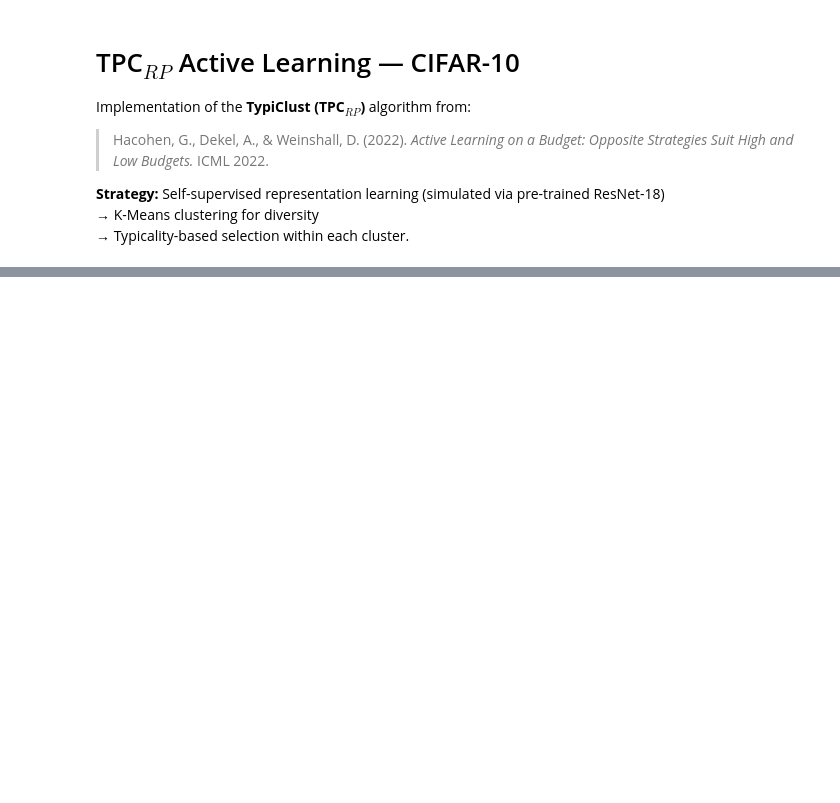
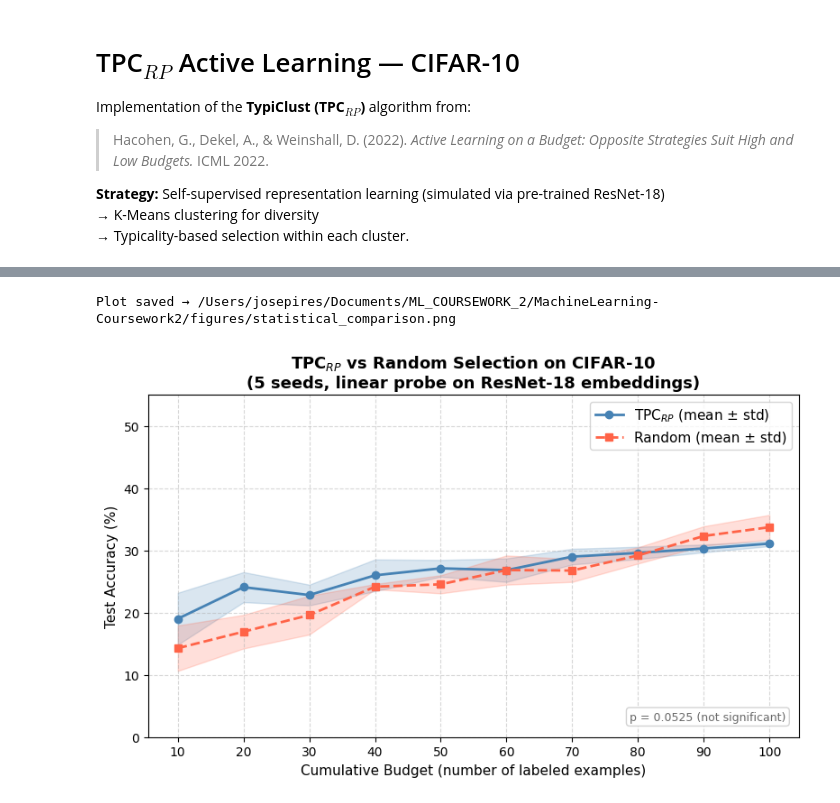
Before and after one commit to jpires0405/MachineLearning-Coursework2, a Jupyter notebook: notebooks/TPCRP_Active_Learning.ipynb, the cells around one changed output, grey strips where cells are left out. Cells and saved outputs as stored; diff of their text form; code cells hidden in the pictures; blank space fills up the shorter version.

Commit message:
feat: run multi-seed statistical analysis and generate comparison plot

```diff
--- a/notebooks/TPCRP_Active_Learning.ipynb
+++ b/notebooks/TPCRP_Active_Learning.ipynb
@@ -251,0 +400,47 @@ plt.show()
+# %%
+# ── Cell 8: Statistical Comparison Plot (mean ± std) ─────────────────────────
+
+fig, ax = plt.subplots(figsize=(8, 5))
+
+# TPC_RP curve
+ax.plot(BUDGETS_AXIS, tpcrp_mean, marker='o', linewidth=2, markersize=6,
+        color='steelblue', label=r'TPC$_{RP}$ (mean ± std)')
+ax.fill_between(BUDGETS_AXIS,
+                tpcrp_mean - tpcrp_std,
+                tpcrp_mean + tpcrp_std,
+                color='steelblue', alpha=0.2)
+
+# Random baseline curve
+ax.plot(BUDGETS_AXIS, random_mean, marker='s', linewidth=2, markersize=6,
+        color='tomato', linestyle='--', label='Random (mean ± std)')
+ax.fill_between(BUDGETS_AXIS,
+                random_mean - random_std,
+                random_mean + random_std,
+                color='tomato', alpha=0.2)
+
+# Formatting
+ax.set_title(r'TPC$_{RP}$ vs Random Selection on CIFAR-10'
+             '\n(5 seeds, linear probe on ResNet-18 embeddings)',
+             fontsize=13, fontweight='bold')
+ax.set_xlabel('Cumulative Budget (number of labeled examples)', fontsize=11)
+ax.set_ylabel('Test Accuracy (%)', fontsize=11)
+ax.set_xticks(BUDGETS_AXIS)
+ax.set_ylim(0, 55)
+ax.grid(True, linestyle='--', alpha=0.5)
+ax.legend(fontsize=11)
+
+# Annotate p-value
+sig_text = f'p = {p_value:.4f} ({"significant" if p_value < 0.05 else "not significant"})'
+ax.annotate(sig_text, xy=(0.98, 0.05), xycoords='axes fraction',
+            ha='right', fontsize=9, color='dimgray',
+            bbox=dict(boxstyle='round,pad=0.3', fc='white', ec='lightgray'))
+
+fig.tight_layout()
+
+save_path = os.path.join(FIGURES_DIR, 'statistical_comparison.png')
+fig.savefig(save_path, dpi=150, bbox_inches='tight')
+print(f'Plot saved → {save_path}')
+plt.show()
+# %% [output]
+Plot saved → /Users/josepires/Documents/ML_COURSEWORK_2/MachineLearning-Coursework2/figures/statistical_comparison.png
+[figure, added]
```
Also changed, not shown: parts of 8 cells of this notebook, 1 other file.
